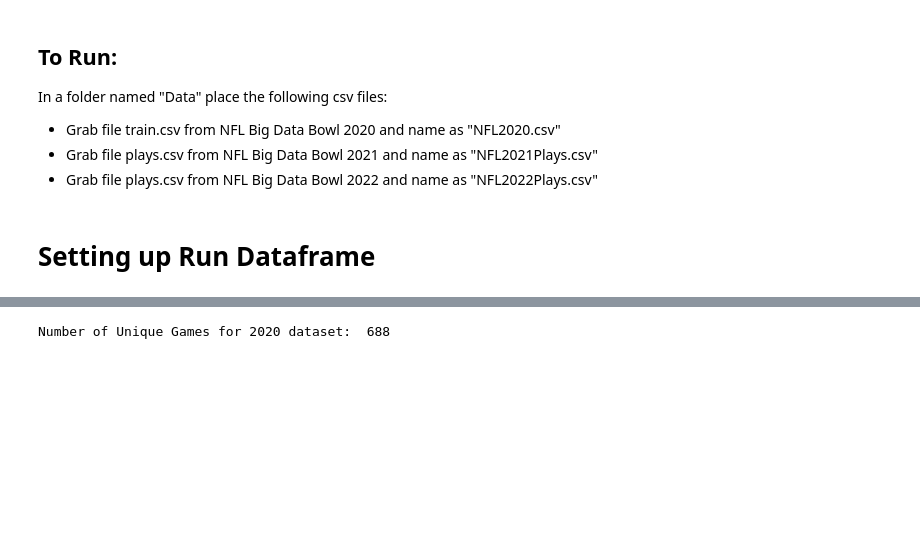
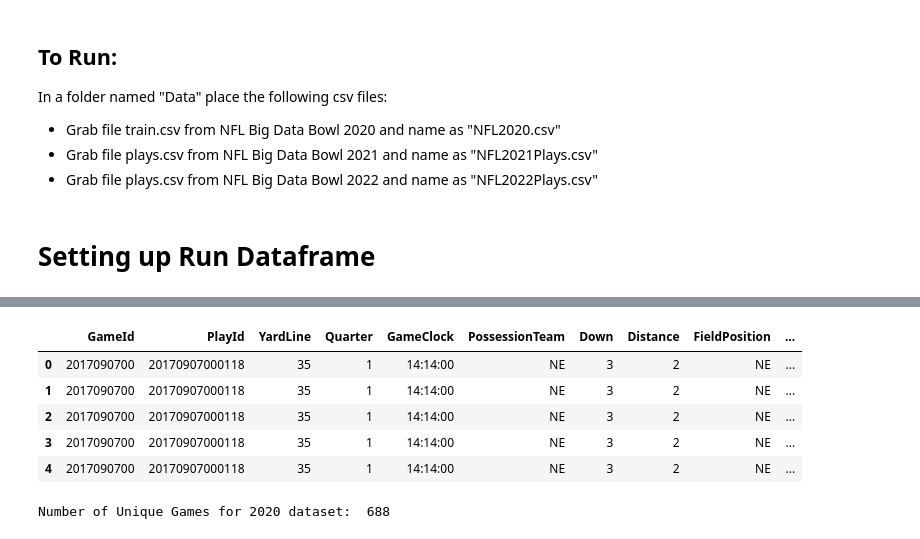
Before and after one commit to chazmorton/NFL-Play-Type-Prediction, a Jupyter notebook: Overall Dataframe.ipynb, the cells around one changed output, grey strips where cells are left out. Drawn from its saved outputs; the diff is of its cells as text; code cells hidden in the pictures; blank space fills up the shorter version.

```diff
--- a/Overall Dataframe.ipynb
+++ b/Overall Dataframe.ipynb
@@ -36,3 +25,12 @@ print(df_runs)
+# %%
+df_runs.head(5)
+# %% [output]
+|  | GameId | PlayId | YardLine | Quarter | GameClock | PossessionTeam | Down | Distance | FieldPosition | ... |
+| 0 | 2017090700 | 20170907000118 | 35 | 1 | 14:14:00 | NE | 3 | 2 | NE | ... |
+| 1 | 2017090700 | 20170907000118 | 35 | 1 | 14:14:00 | NE | 3 | 2 | NE | ... |
+| 2 | 2017090700 | 20170907000118 | 35 | 1 | 14:14:00 | NE | 3 | 2 | NE | ... |
+| 3 | 2017090700 | 20170907000118 | 35 | 1 | 14:14:00 | NE | 3 | 2 | NE | ... |
+| 4 | 2017090700 | 20170907000118 | 35 | 1 | 14:14:00 | NE | 3 | 2 | NE | ... |
 # %%
 # Number of Unique Games in df_runs
 
```
Also changed, not shown: parts of 22 cells of this notebook.
